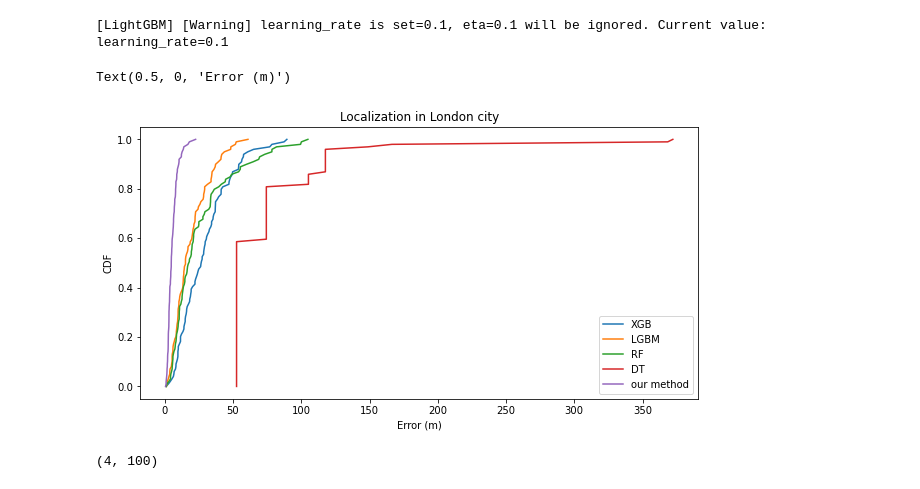
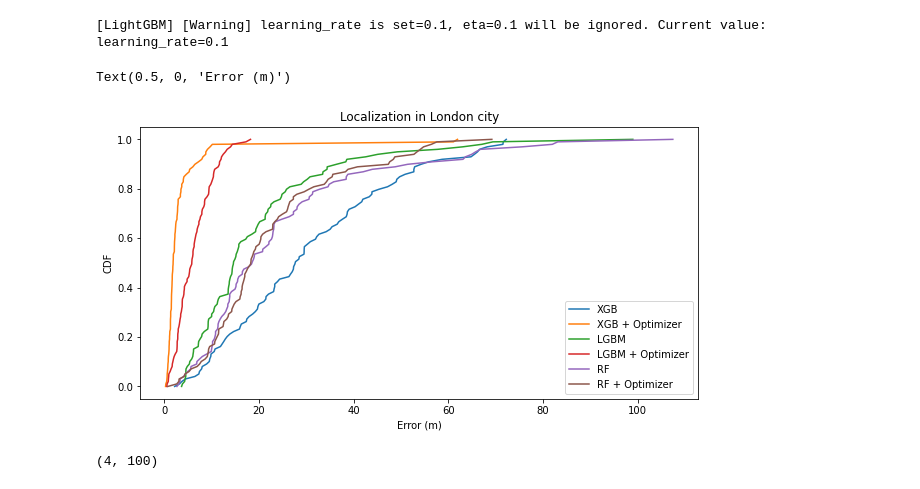
Before and after one commit to ukunliu/WSN_simulation, a Jupyter notebook: Simulation/transfer_learning.ipynb, the cells around one changed output. Drawn from its saved outputs; the diff is of its cells as text; code cells hidden in the pictures.

```diff
--- a/Simulation/transfer_learning.ipynb
+++ b/Simulation/transfer_learning.ipynb
@@ -118,0 +196,22 @@ dist_pr_pred = lgb_pipe.predict(X_pr)
+# %%
+percentages = [.1, .2, .3, .5]
+# %%
+dist_error_pr_p = []
+
+for percent in percentages:
+    x_train_pr, x_test_pr, dist_train_pr, dist_test_pr, tx_train_pr, tx_test_pr = \
+        train_test_split(X_pr, dist_pr, Y_all_pr, train_size=percent)
+
+    X_mixed = np.concatenate([X_ld, x_train_pr])
+    Y_mixed = np.concatenate([dist_ld, dist_train_pr])
+
+    lgb_pipe = Pipeline([('scale', StandardScaler()), \
+    ('lgb', MultiOutputRegressor(lgb.LGBMRegressor(n_estimators=500, max_depth=2000, eta=0.1, subsample=1, colsample_bytree=1, reg_lambda=0)))])
+
+    lgb_pipe.fit(X_mixed, Y_mixed)
+
+    dist_pred_tmp = lgb_pipe.predict(x_test_pr)
+
+    loc_pred_tmp = optimize(RX_all_pr, dist_pred_tmp)
+
+    dist_error_pr_p.append(dist_from_geo(loc_pred_tmp, tx_test_pr))
@@ -118,0 +237,9 @@ dist_pr_pred = lgb_pipe.predict(X_pr)
+# %%
+dist_error_pr_reg = []
+
+for pipe in pipes:
+    pipe.fit(X_ld, dist_ld)
+    dist_pred_tmp = pipe.predict(X_pr)
+    loc_pred_tmp = optimize(RX_all_pr, dist_pred_tmp)
+
+    dist_error_pr_reg.append(dist_from_geo(loc_pred_tmp, Y_all_pr))
@@ -177,8 +318,8 @@ plt.grid()
 # %% [markdown]
 # Algo comparison
 # %%
-pipes = [xgb_pipe, lgb_pipe, rf_pipe, dt_pipe]
-model_ls = ['XGB', 'LGBM', 'RF', 'DT']
+pipes = [xgb_pipe, lgb_pipe, rf_pipe]
+model_ls = ['XGB', 'LGBM', 'RF']
 # %%
 pf_ld = PipesFitting(X_ld, Y_all_ld, RX_all_ld)
 pf_ld.add_pipes(pipes, model_ls)
@@ -188,17 +329,18 @@ pf_ld.fit()
 # %%
 fig, ax = plt.subplots(figsize=(10,5))
 dists_all = pf_ld.dist_all
-for mode, dists in zip(model_ls, dists_all):
+for mode, dists, ld_dist in zip(model_ls, dists_all, dist_error_ld_reg):
     cdf_plot(dists, ax=ax, label=mode)
+    cdf_plot(ld_dist, ax=ax, label=f'{mode} + Optimizer')
 
-cdf_plot(ld_dist_err, ax=ax, label='our method')
+
 plt.legend()
 plt.title('Localization in London city')
 plt.ylabel('CDF')
 plt.xlabel('Error (m)')
 # %% [output]
 Text(0.5, 0, 'Error (m)')
-[figure, old version]
+[figure, new version]
 # %%
 len(pf_ld.dist_all), len(pf_ld.dist_all[0])
 # %% [output]
```
Also changed, not shown: parts of 25 cells of this notebook, 2 other files.
